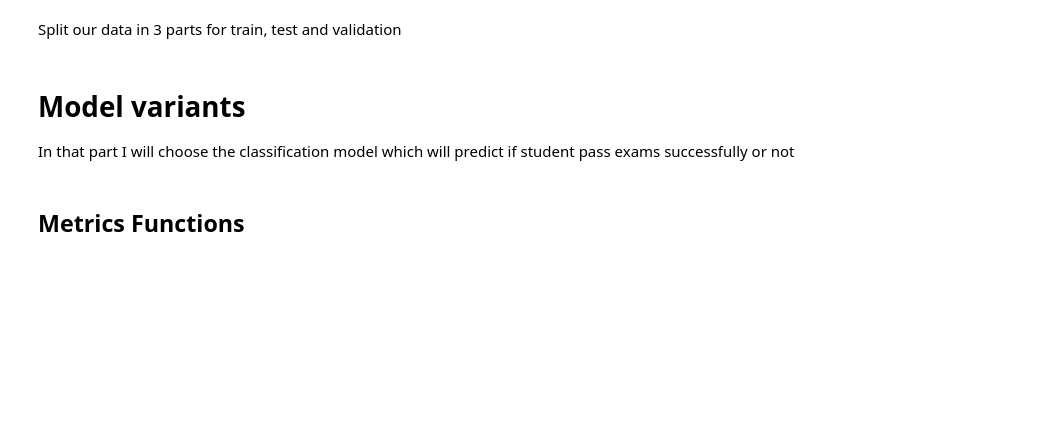
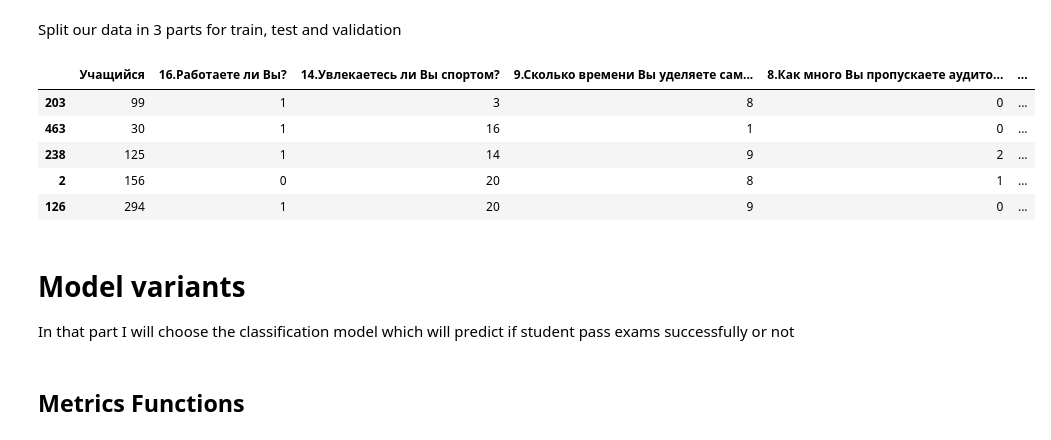
Before and after one commit to alexgiving/coursework_3, a Jupyter notebook: 3course.ipynb, the cells around one changed output. Cells and saved outputs as stored; diff of their text form; code cells hidden in the pictures; blank space fills up the shorter version.

```diff
--- a/3course.ipynb
+++ b/3course.ipynb
@@ -124,6 +123,15 @@ def train_test_val_split(test_ratio, validation_ratio):
     return X_train.iloc[:,1:], X_test.iloc[:,1:], X_val, y_train, y_test, y_val
 # %%
 X_train, X_test, X_val, y_train, y_test, y_val = train_test_val_split(test_ratio=0.25, validation_ratio=0.01)
+# %%
+X_val
+# %% [output]
+|  | Учащийся | 16.Работаете ли Вы? | 14.Увлекаетесь ли Вы спортом? | 9.Сколько времени Вы уделяете сам... | 8.Как много Вы пропускаете аудито... | ... |
+| 203 | 99 | 1 | 3 | 8 | 0 | ... |
+| 463 | 30 | 1 | 16 | 1 | 0 | ... |
+| 238 | 125 | 1 | 14 | 9 | 2 | ... |
+| 2 | 156 | 0 | 20 | 8 | 1 | ... |
+| 126 | 294 | 1 | 20 | 9 | 0 | ... |
 # %% [markdown]
 # Model variants
 In that part I will choose the classification model which will predict if student pass exams successfully or not
```
Also changed, not shown: parts of 17 cells of this notebook.
